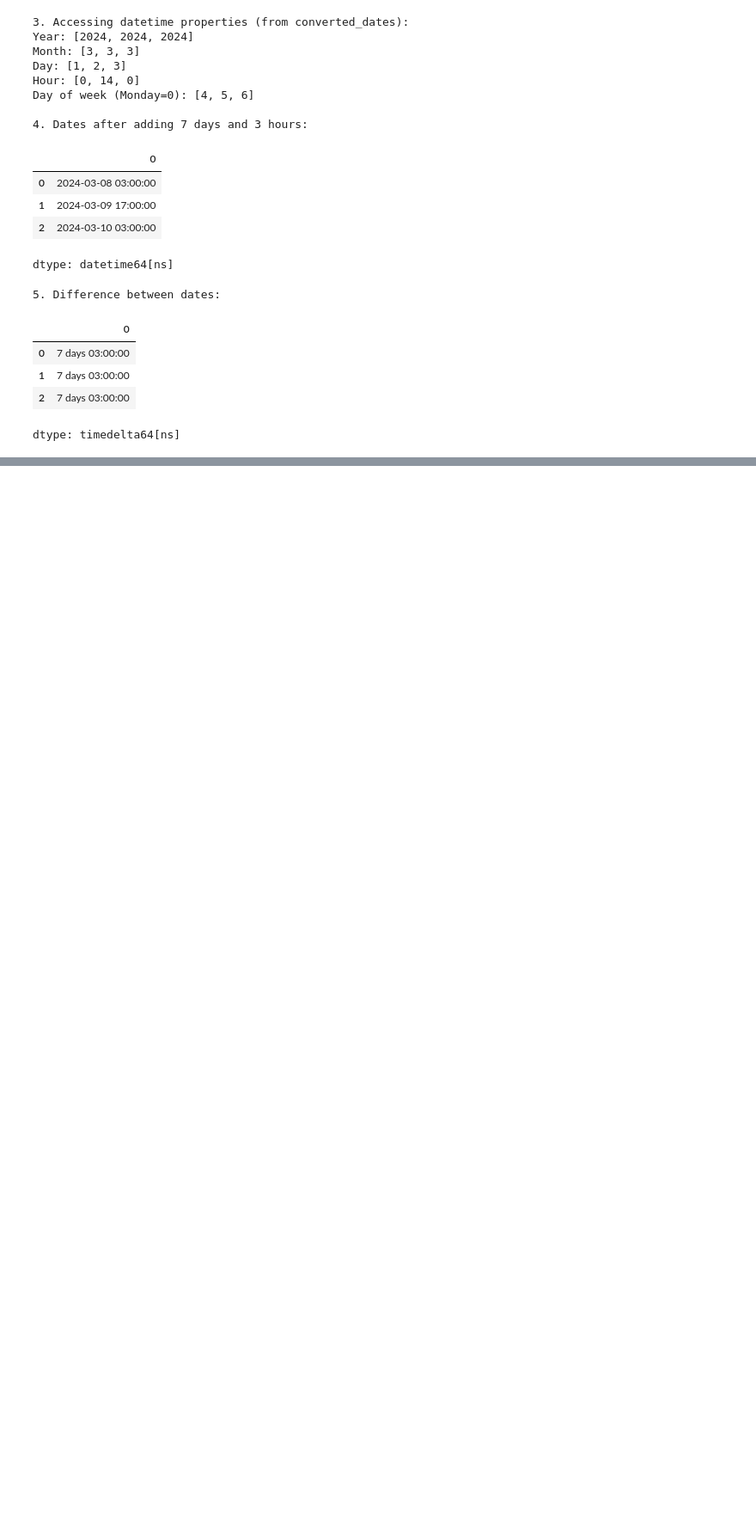
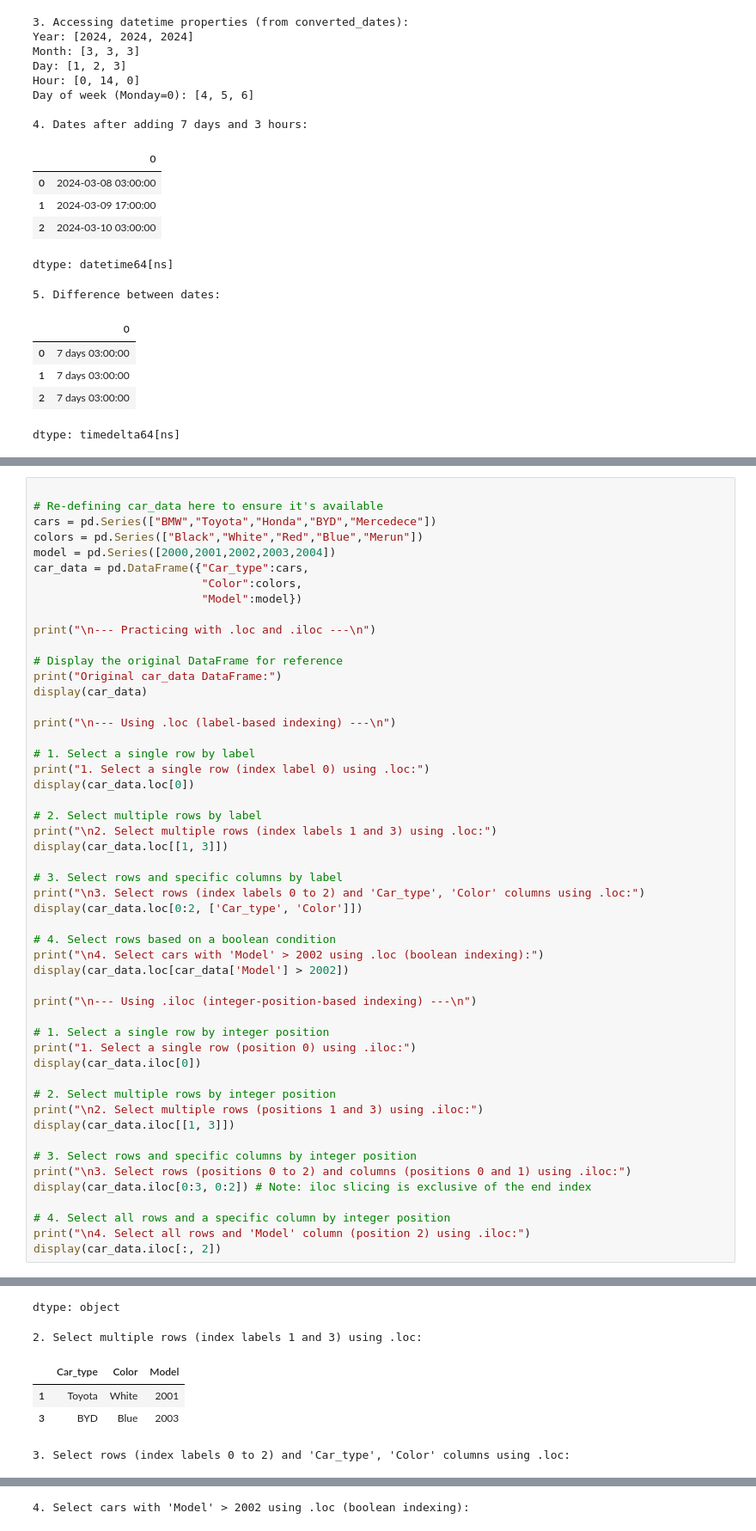
Before and after one commit to omarfarukcse/Machine-learning, a Jupyter notebook: Pandas_Practice.ipynb, the cells around one changed output, grey strips where cells are left out. Shown at 86% size. Saved outputs shown, nothing was run; the diff lists cells and outputs as text; blank space fills up the shorter version.

```diff
--- a/Pandas_Practice.ipynb
+++ b/Pandas_Practice.ipynb
@@ -329,0 +364,52 @@ dtype: timedelta64[ns]
+# %%
+
+# Re-defining car_data here to ensure it's available
+cars = pd.Series(["BMW","Toyota","Honda","BYD","Mercedece"])
+colors = pd.Series(["Black","White","Red","Blue","Merun"])
+model = pd.Series([2000,2001,2002,2003,2004])
+car_data = pd.DataFrame({"Car_type":cars,
+                         "Color":colors,
+                         "Model":model})
+
+print("\n--- Practicing with .loc and .iloc ---\n")
+
+# Display the original DataFrame for reference
+print("Original car_data DataFrame:")
+display(car_data)
+
+print("\n--- Using .loc (label-based indexing) ---\n")
+
+# 1. Select a single row by label
+print("1. Select a single row (index label 0) using .loc:")
+display(car_data.loc[0])
+
+# 2. Select multiple rows by label
+print("\n2. Select multiple rows (index labels 1 and 3) using .loc:")
+display(car_data.loc[[1, 3]])
+
+# 3. Select rows and specific columns by label
+print("\n3. Select rows (index labels 0 to 2) and 'Car_type', 'Color' columns using .loc:")
+display(car_data.loc[0:2, ['Car_type', 'Color']])
+
+# 4. Select rows based on a boolean condition
+print("\n4. Select cars with 'Model' > 2002 using .loc (boolean indexing):")
+display(car_data.loc[car_data['Model'] > 2002])
+
+print("\n--- Using .iloc (integer-position-based indexing) ---\n")
+
+# 1. Select a single row by integer position
+print("1. Select a single row (position 0) using .iloc:")
+display(car_data.iloc[0])
+
+# 2. Select multiple rows by integer position
+print("\n2. Select multiple rows (positions 1 and 3) using .iloc:")
+display(car_data.iloc[[1, 3]])
+
+# 3. Select rows and specific columns by integer position
+print("\n3. Select rows (positions 0 to 2) and columns (positions 0 and 1) using .iloc:")
+display(car_data.iloc[0:3, 0:2]) # Note: iloc slicing is exclusive of the end index
+
+# 4. Select all rows and a specific column by integer position
+print("\n4. Select all rows and 'Model' column (position 2) using .iloc:")
+display(car_data.iloc[:, 2])
+# %% [output]
@@ -329,0 +432,6 @@ dtype: timedelta64[ns]
+dtype: object
+2. Select multiple rows (index labels 1 and 3) using .loc:
+|  | Car_type | Color | Model |
+| 1 | Toyota | White | 2001 |
+| 3 | BYD | Blue | 2003 |
+3. Select rows (index labels 0 to 2) and 'Car_type', 'Color' columns using .loc:
@@ -329,0 +442 @@ dtype: timedelta64[ns]
+4. Select cars with 'Model' > 2002 using .loc (boolean indexing):
```
Also changed, not shown: parts of 5 cells of this notebook.
